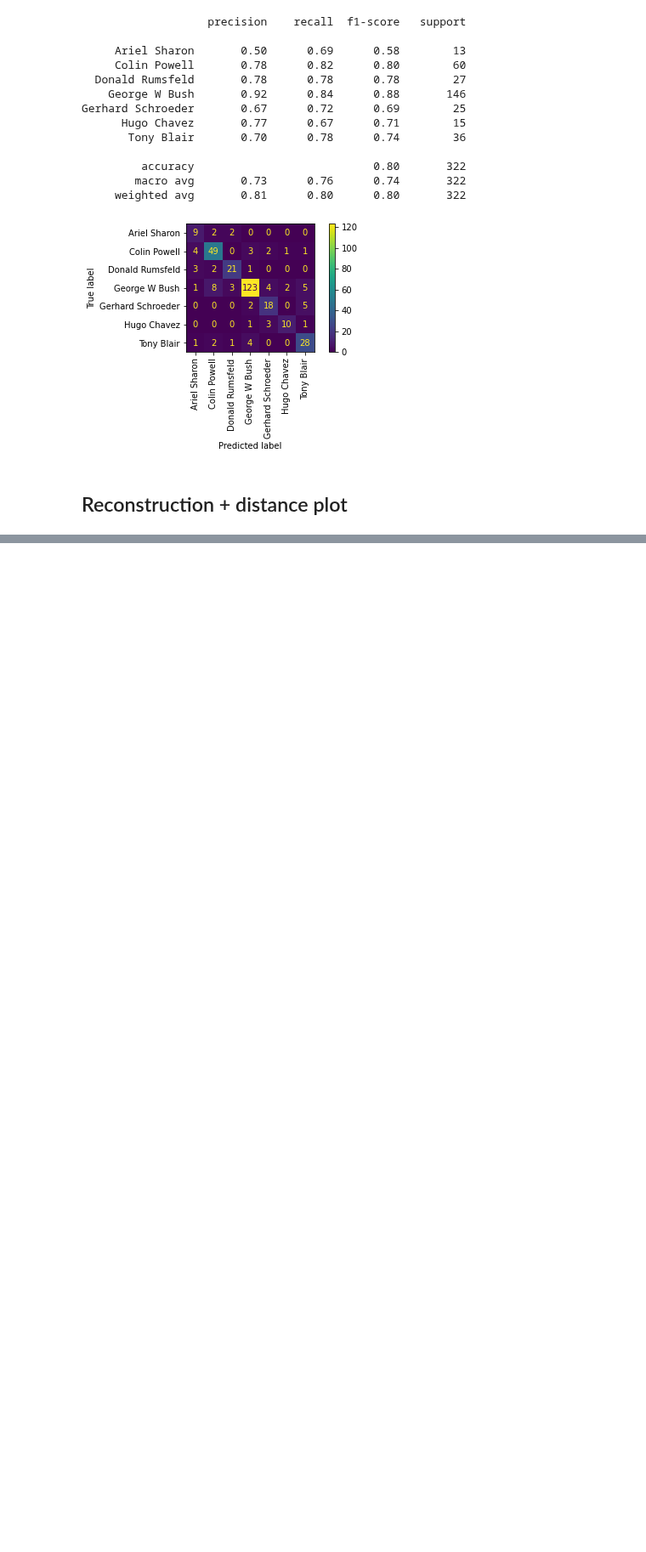
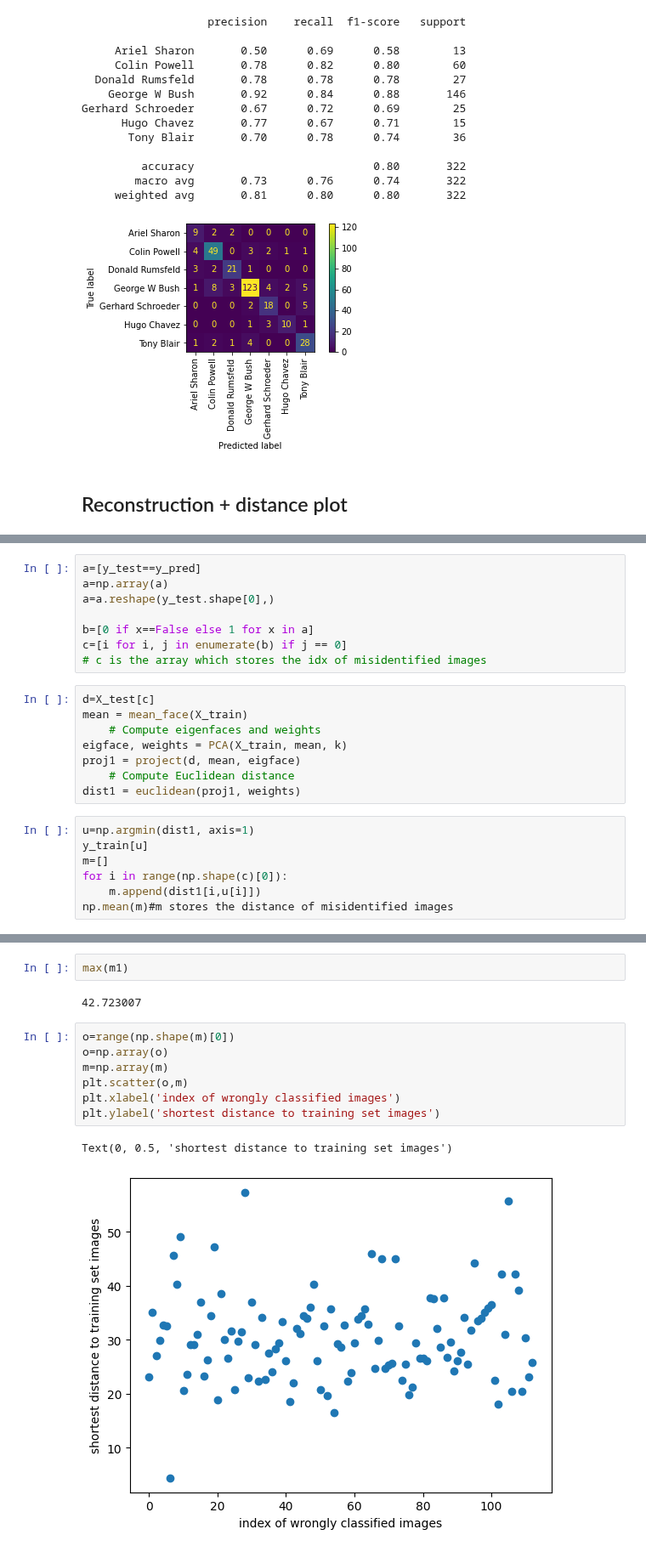
Before and after one commit to HeroLink/comp7404c-eigenfaces, a Jupyter notebook: jupyter/eigenfaces.ipynb, the cells around one changed output, grey strips where cells are left out. Shown at 85% size. Saved outputs shown, nothing was run; the diff lists cells and outputs as text; blank space fills up the shorter version.

```diff
--- a/jupyter/eigenfaces.ipynb
+++ b/jupyter/eigenfaces.ipynb
@@ -500,0 +485,23 @@ img
+# %%
+a=[y_test==y_pred]
+a=np.array(a)
+a=a.reshape(y_test.shape[0],)
+
+b=[0 if x==False else 1 for x in a]
+c=[i for i, j in enumerate(b) if j == 0]
+# c is the array which stores the idx of misidentified images
+# %%
+d=X_test[c]
+mean = mean_face(X_train)
+    # Compute eigenfaces and weights
+eigface, weights = PCA(X_train, mean, k)
+proj1 = project(d, mean, eigface)
+    # Compute Euclidean distance
+dist1 = euclidean(proj1, weights)
+# %%
+u=np.argmin(dist1, axis=1)
+y_train[u]
+m=[]
+for i in range(np.shape(c)[0]):
+    m.append(dist1[i,u[i]])
+np.mean(m)#m stores the distance of misidentified images
@@ -500,0 +529,14 @@ img
+# %%
+max(m1)
+# %% [output]
+42.723007
+# %%
+o=range(np.shape(m)[0])
+o=np.array(o)
+m=np.array(m)
+plt.scatter(o,m)
+plt.xlabel('index of wrongly classified images')
+plt.ylabel('shortest distance to training set images')
+# %% [output]
+Text(0, 0.5, 'shortest distance to training set images')
+[figure, added]
```
Also changed, not shown: parts of 14 cells of this notebook.
